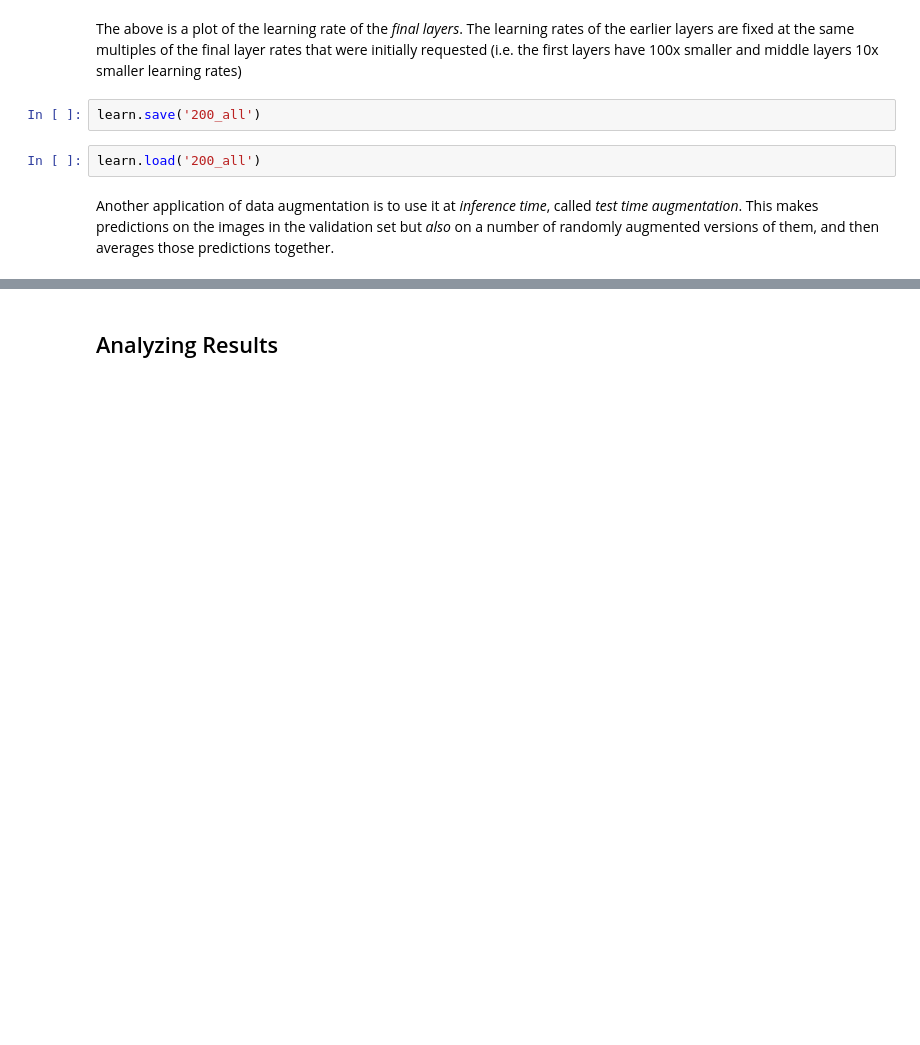
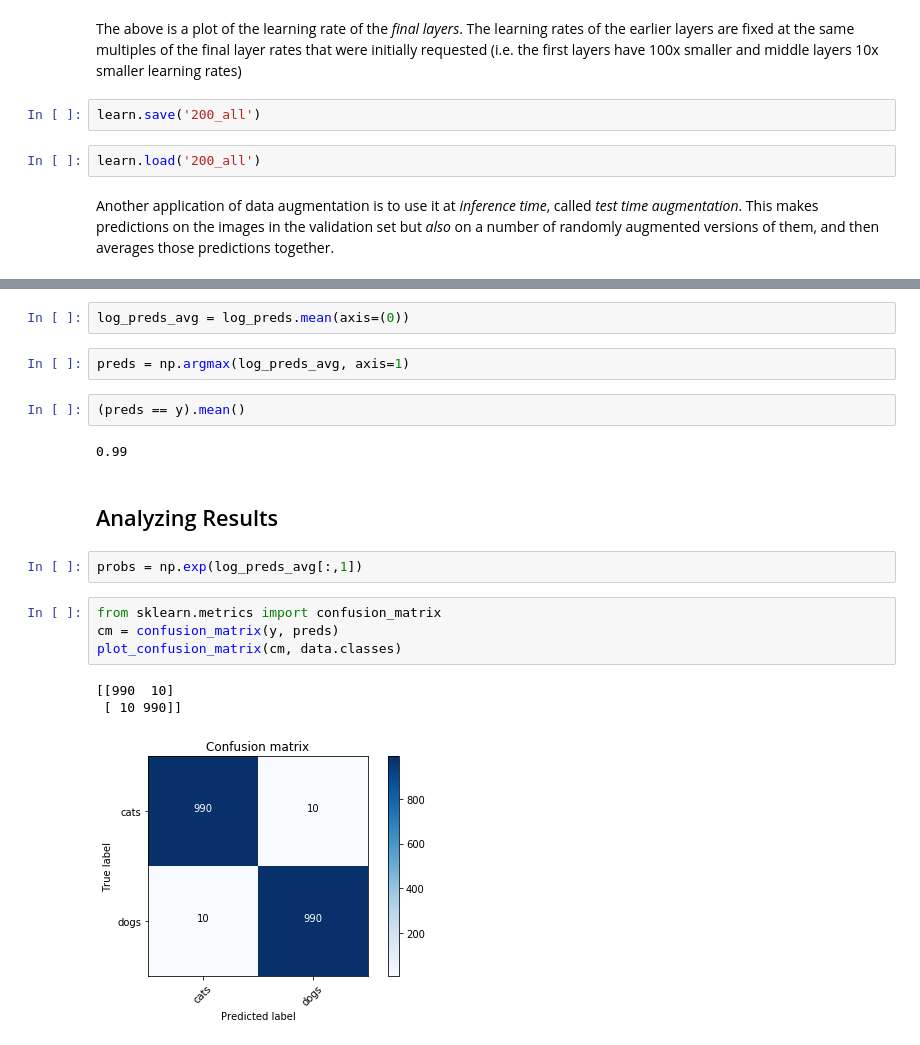
Before and after one commit to mattwinkler/fastai, a Jupyter notebook: lesson_notes/lesson1.ipynb, the cells around one changed output, grey strips where cells are left out. Saved outputs shown, nothing was run; the diff lists cells and outputs as text; blank space fills up the shorter version.

Commit message:
adds accuracy metrics

```diff
--- a/lesson_notes/lesson1.ipynb
+++ b/lesson_notes/lesson1.ipynb
@@ -336,2 +333,20 @@ TypeError: torch.max received an invalid combination of arguments - got (numpy.n
+# %%
+log_preds_avg = log_preds.mean(axis=(0))
+# %%
+preds = np.argmax(log_preds_avg, axis=1)
+# %%
+(preds == y).mean()
+# %% [output]
+0.99
 # %% [markdown]
 ## Analyzing Results
+# %%
+probs = np.exp(log_preds_avg[:,1])
+# %%
+from sklearn.metrics import confusion_matrix
+cm = confusion_matrix(y, preds)
+plot_confusion_matrix(cm, data.classes)
+# %% [output]
+[[990  10]
+ [ 10 990]]
+[figure, added]
```
Also changed, not shown: parts of 19 cells of this notebook.
